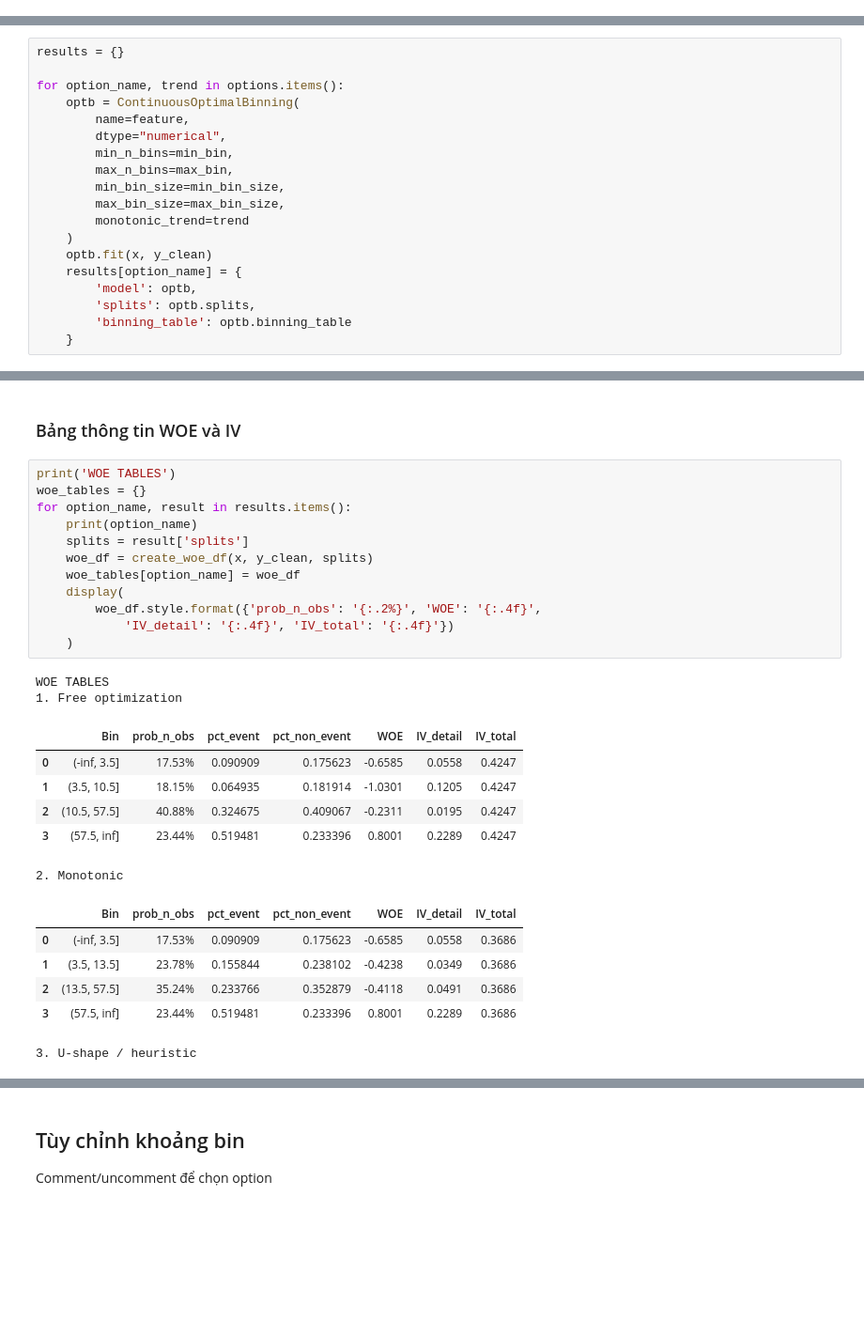
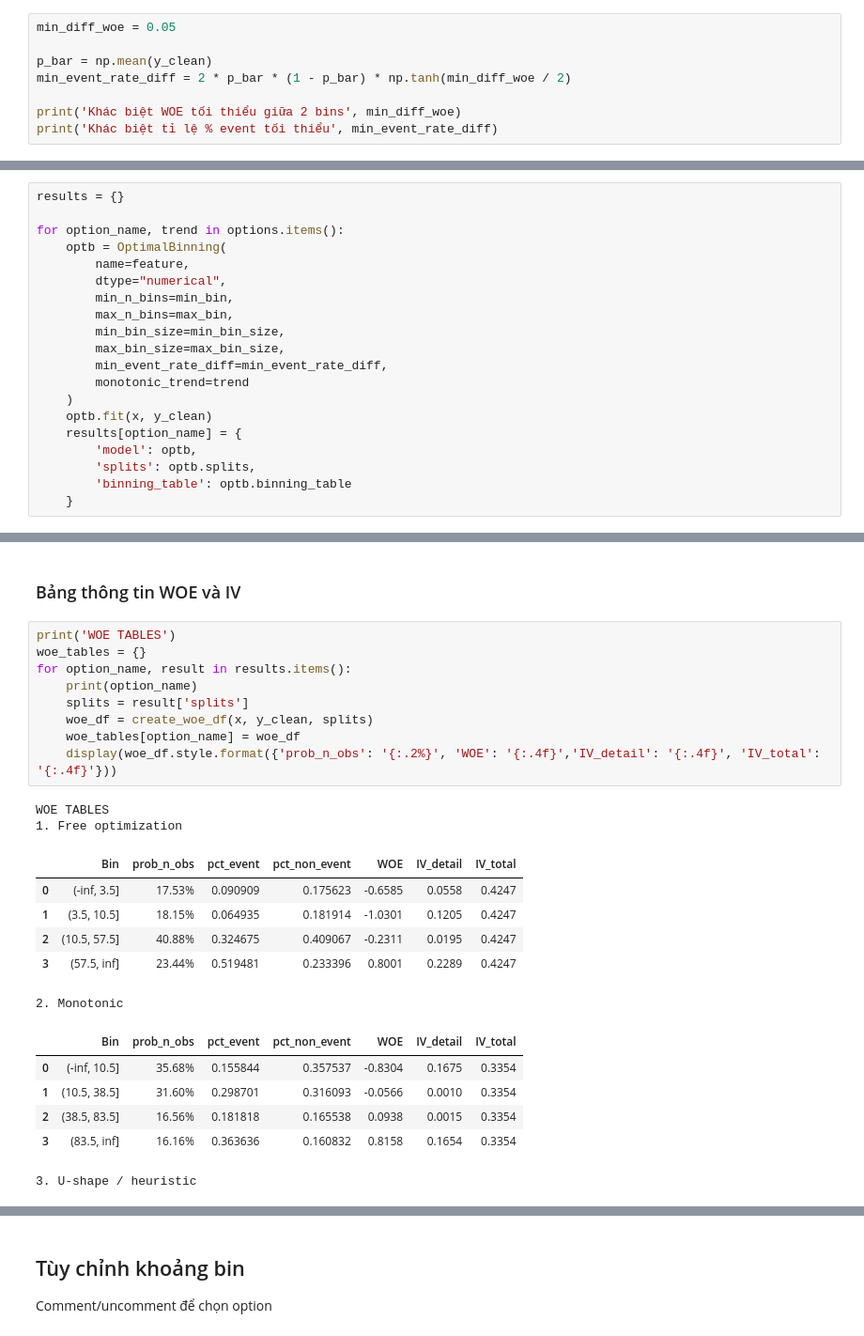
Before and after one commit to locluclak/AutoBinning_based_WOE_IV, a Jupyter notebook: autobinning_ver2.ipynb, the cells around one changed output, grey strips where cells are left out. Shown at 94% size. Cells and saved outputs as stored; diff of their text form; blank space fills up the shorter version.

```diff
--- a/autobinning_ver2.ipynb
+++ b/autobinning_ver2.ipynb
@@ -516,0 +562,8 @@ options = {
+# %%
+min_diff_woe = 0.05
+
+p_bar = np.mean(y_clean)
+min_event_rate_diff = 2 * p_bar * (1 - p_bar) * np.tanh(min_diff_woe / 2)
+
+print('Khác biệt WOE tối thiểu giữa 2 bins', min_diff_woe)
+print('Khác biệt tỉ lệ % event tối thiểu', min_event_rate_diff)
@@ -518,13 +574,14 @@ options = {
 results = {}
 
 for option_name, trend in options.items():
-    optb = ContinuousOptimalBinning(
+    optb = OptimalBinning(
         name=feature,
         dtype="numerical",
         min_n_bins=min_bin,
         max_n_bins=max_bin,
         min_bin_size=min_bin_size,
         max_bin_size=max_bin_size,
+        min_event_rate_diff=min_event_rate_diff,
         monotonic_trend=trend
     )
     optb.fit(x, y_clean)
@@ -569,29 +626,26 @@ plot_three_options(results, feature,x, y_clean)
 # %%
 print('WOE TABLES')
 woe_tables = {}
 for option_name, result in results.items():
     print(option_name)
     splits = result['splits']
     woe_df = create_woe_df(x, y_clean, splits)
     woe_tables[option_name] = woe_df
-    display(
-        woe_df.style.format({'prob_n_obs': '{:.2%}', 'WOE': '{:.4f}',
-            'IV_detail': '{:.4f}', 'IV_total': '{:.4f}'})
-    )
+    display(woe_df.style.format({'prob_n_obs': '{:.2%}', 'WOE': '{:.4f}','IV_detail': '{:.4f}', 'IV_total': '{:.4f}'}))
 # %% [output]
 WOE TABLES
 1. Free optimization
 |  | Bin | prob_n_obs | pct_event | pct_non_event | WOE | IV_detail | IV_total |
 | 0 | (-inf, 3.5] | 17.53% | 0.090909 | 0.175623 | -0.6585 | 0.0558 | 0.4247 |
 | 1 | (3.5, 10.5] | 18.15% | 0.064935 | 0.181914 | -1.0301 | 0.1205 | 0.4247 |
 | 2 | (10.5, 57.5] | 40.88% | 0.324675 | 0.409067 | -0.2311 | 0.0195 | 0.4247 |
 | 3 | (57.5, inf] | 23.44% | 0.519481 | 0.233396 | 0.8001 | 0.2289 | 0.4247 |
 2. Monotonic
 |  | Bin | prob_n_obs | pct_event | pct_non_event | WOE | IV_detail | IV_total |
-| 0 | (-inf, 3.5] | 17.53% | 0.090909 | 0.175623 | -0.6585 | 0.0558 | 0.3686 |
-| 1 | (3.5, 13.5] | 23.78% | 0.155844 | 0.238102 | -0.4238 | 0.0349 | 0.3686 |
-| 2 | (13.5, 57.5] | 35.24% | 0.233766 | 0.352879 | -0.4118 | 0.0491 | 0.3686 |
-| 3 | (57.5, inf] | 23.44% | 0.519481 | 0.233396 | 0.8001 | 0.2289 | 0.3686 |
+| 0 | (-inf, 10.5] | 35.68% | 0.155844 | 0.357537 | -0.8304 | 0.1675 | 0.3354 |
+| 1 | (10.5, 38.5] | 31.60% | 0.298701 | 0.316093 | -0.0566 | 0.0010 | 0.3354 |
+| 2 | (38.5, 83.5] | 16.56% | 0.181818 | 0.165538 | 0.0938 | 0.0015 | 0.3354 |
+| 3 | (83.5, inf] | 16.16% | 0.363636 | 0.160832 | 0.8158 | 0.1654 | 0.3354 |
 3. U-shape / heuristic
 |  | Bin | prob_n_obs | pct_event | pct_non_event | WOE | IV_detail | IV_total |
 | 0 | (-inf, 3.5] | 17.53% | 0.090909 | 0.175623 | -0.6585 | 0.0558 | 0.4247 |
```
Also changed, not shown: parts of 21 cells of this notebook, 1 other file.
